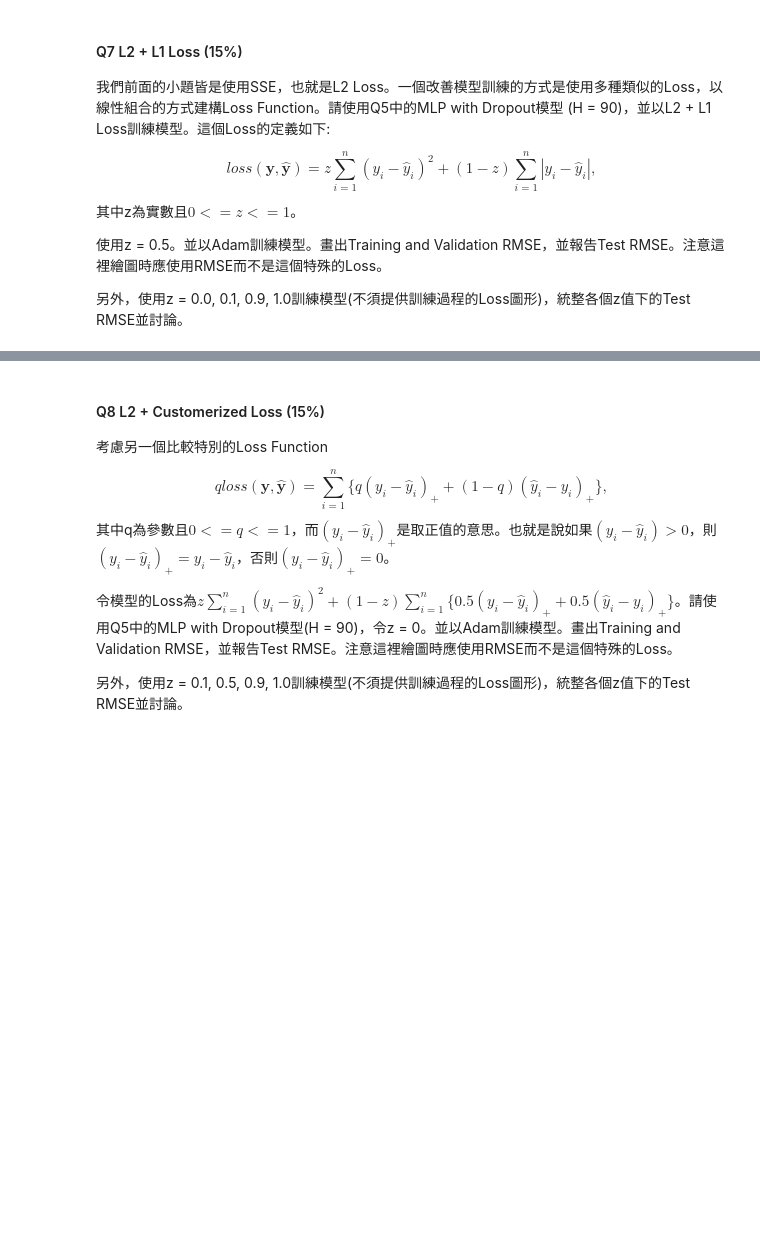
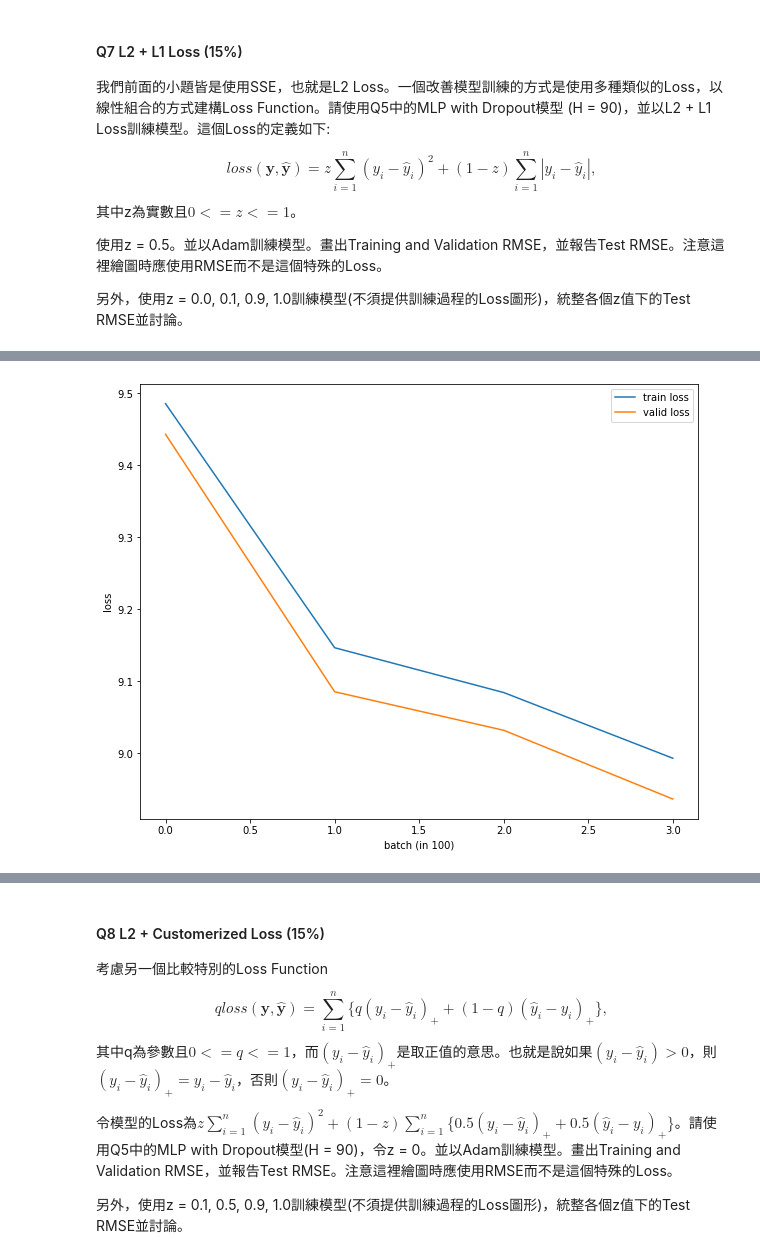
Before and after one commit to Brian-Konr/statistical-learning-IM5056, a Jupyter notebook: hw4/b08705038_hw4.ipynb, the cells around one changed output, grey strips where cells are left out. Saved outputs shown, nothing was run; the diff lists cells and outputs as text; code cells hidden in the pictures; blank space fills up the shorter version.

```diff
--- a/hw4/b08705038_hw4.ipynb
+++ b/hw4/b08705038_hw4.ipynb
@@ -425,3 +634,31 @@ $$
 使用z = 0.5。並以Adam訓練模型。畫出Training and Validation RMSE，並報告Test RMSE。注意這裡繪圖時應使用RMSE而不是這個特殊的Loss。
 
 另外，使用z = 0.0, 0.1, 0.9, 1.0訓練模型(不須提供訓練過程的Loss圖形)，統整各個z值下的Test RMSE並討論。
+# %%
+q7_mlp = MyMLP(
+        X_subtrain=X_subtrain,
+        Y_subtrain=Y_subtrain,
+        X_valid=X_valid,
+        Y_valid=Y_valid,
+        H=90,
+        lr=0.001,
+        wd=0,
+        mom=0,
+        loss_type=1,
+        optimizer_type=1,
+        use_dropout=True,
+        dropout_rate=0.5,
+        loss_z=0.5
+    )
+train_loss_list, valid_loss_list = q7_mlp.fit(
+    max_epoch=1,
+    verbose=True,
+    patience_batch_num=5000,
+    model_path='q7_mlp.ckpt'
+)
+
+# draw the training loss and validation loss
+# make figure larger
+plt.figure(figsize=(10, 8))
+draw_loss(train_loss_list, valid_loss_list)
+# %% [output]
@@ -427,0 +669 @@ $$
+[figure, added]
```
Also changed, not shown: parts of 28 cells of this notebook, 2 other files.
